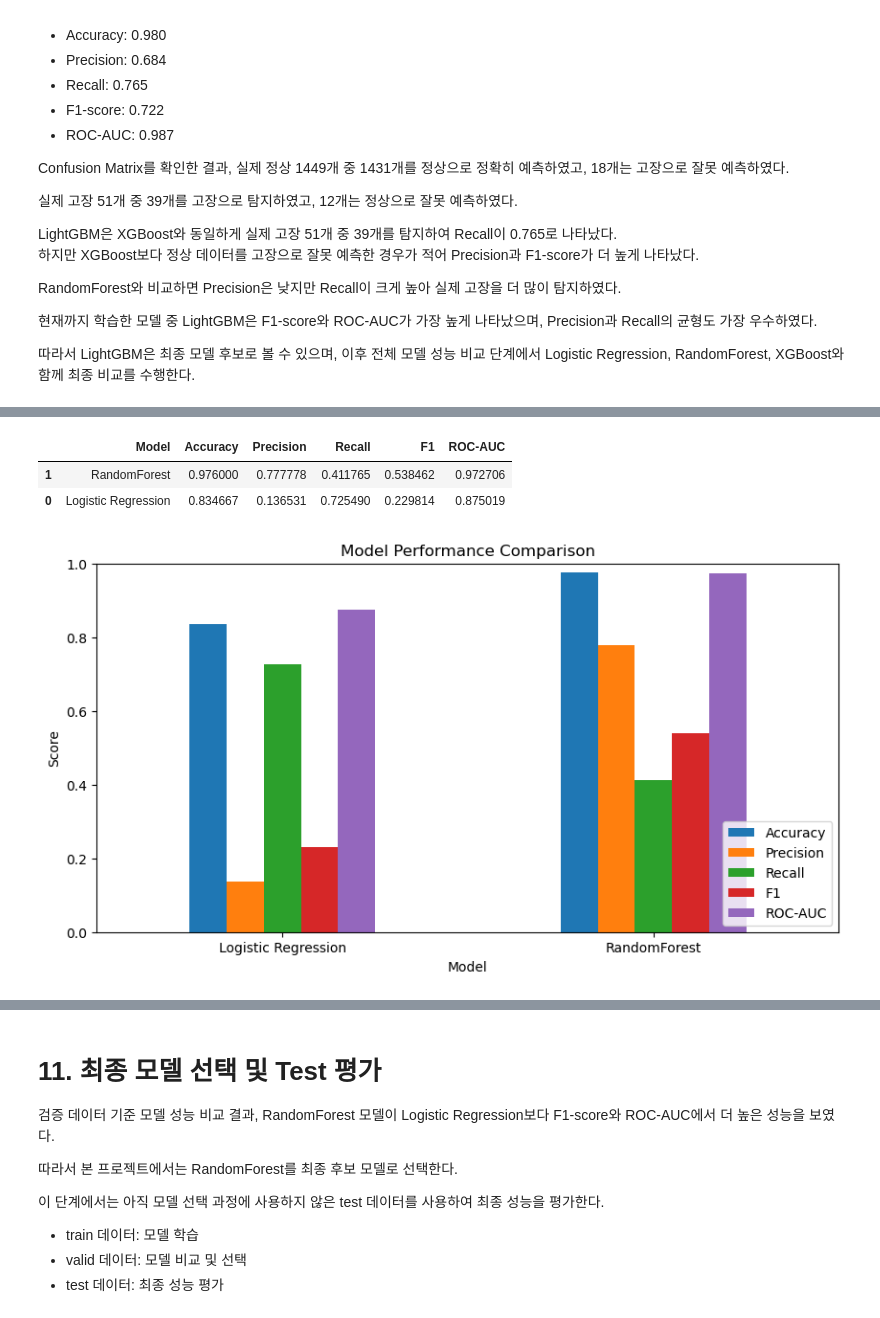
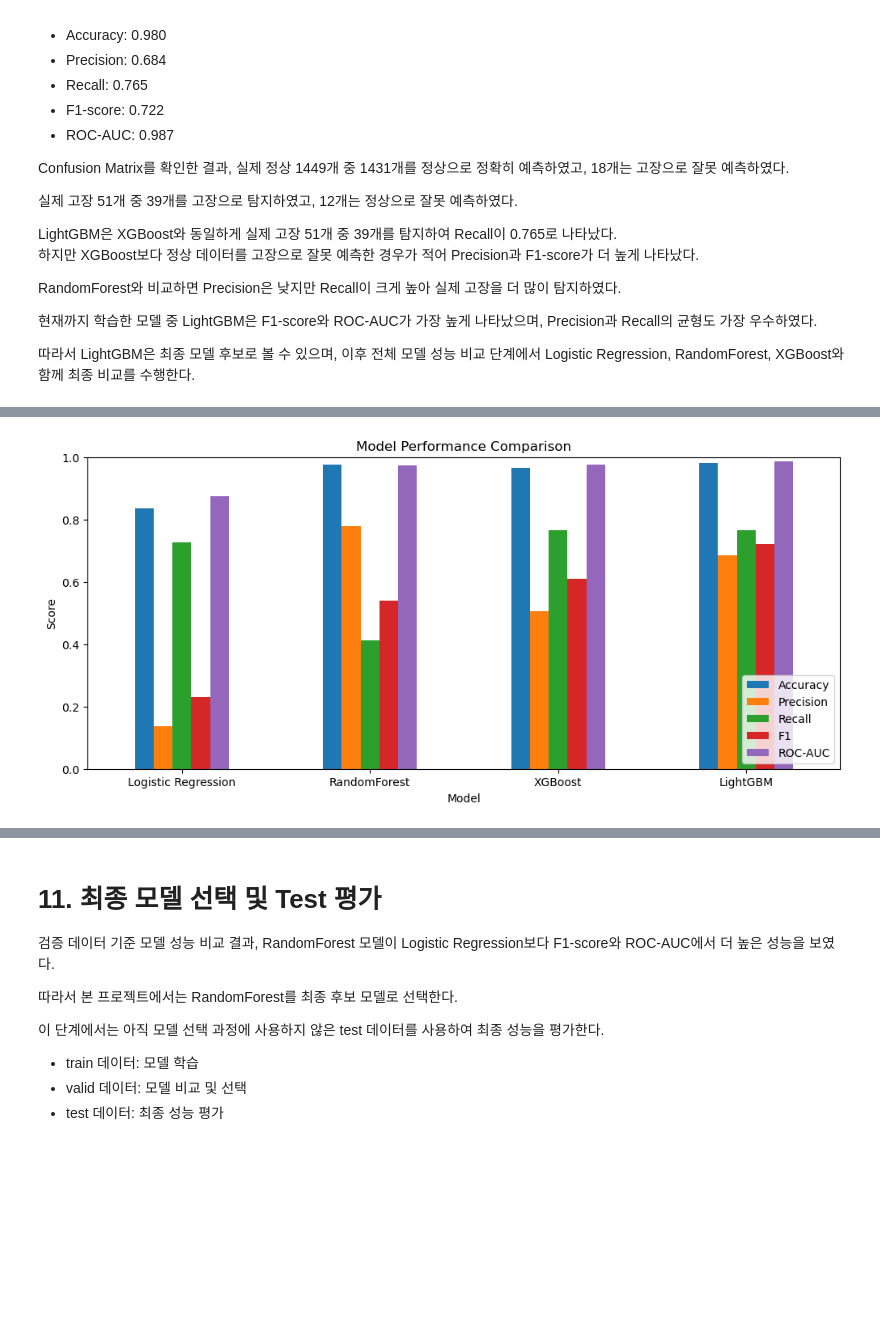
Before and after one commit to mjbaa/manufacturing_macine_learning_project, a Jupyter notebook: notebooks/quality_prediction_model.ipynb, the cells around one changed output, grey strips where cells are left out. Cells and saved outputs as stored; diff of their text form; code cells hidden in the pictures; blank space fills up the shorter version.

```diff
--- a/notebooks/quality_prediction_model.ipynb
+++ b/notebooks/quality_prediction_model.ipynb
@@ -931,25 +960,19 @@ result_df
 # %%
-result_df.sort_values(by="F1", ascending=False)
+all_performance_plot_df = all_result_df.set_index("Model")[
+    ["Accuracy", "Precision", "Recall", "F1", "ROC-AUC"]
+]
+
+ax = all_performance_plot_df.plot(kind="bar", figsize=(12, 5))
+
+plt.title("Model Performance Comparison")
+plt.ylabel("Score")
+plt.xlabel("Model")
+plt.xticks(rotation=0)
+plt.ylim(0, 1)
+plt.legend(loc="lower right")
+
+plt.savefig(FIGURE_DIR / "all_model_performance_comparison.png", bbox_inches="tight")
+plt.show()
 # %% [output]
-|  | Model | Accuracy | Precision | Recall | F1 | ROC-AUC |
-| 1 | RandomForest | 0.976000 | 0.777778 | 0.411765 | 0.538462 | 0.972706 |
-| 0 | Logistic Regression | 0.834667 | 0.136531 | 0.725490 | 0.229814 | 0.875019 |
+[figure, added]
-# %%
-performance_plot_df = result_df.set_index("Model")[
-    ["Accuracy", "Precision", "Recall", "F1", "ROC-AUC"]
-]
-
-ax = performance_plot_df.plot(kind="bar", figsize=(10, 5))
-
-plt.title("Model Performance Comparison")
-plt.ylabel("Score")
-plt.xlabel("Model")
-plt.xticks(rotation=0)
-plt.ylim(0, 1)
-plt.legend(loc="lower right")
-
-plt.savefig(FIGURE_DIR / "model_performance_comparison.png", bbox_inches="tight")
-plt.show()
-# %% [output]
-[figure, removed]
 # %% [markdown]
```
Also changed, not shown: parts of 8 cells of this notebook, 1 other file.
